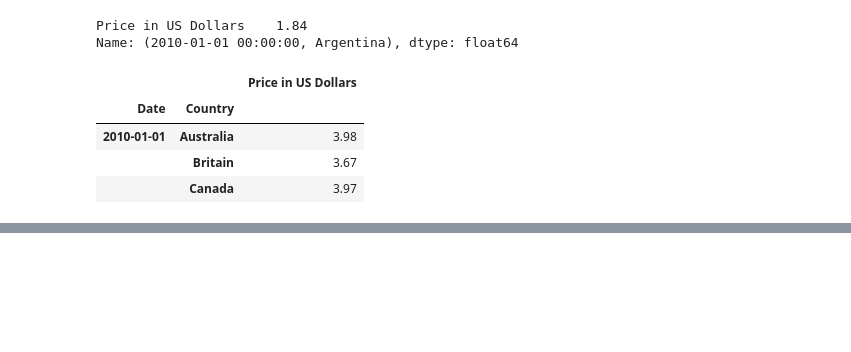
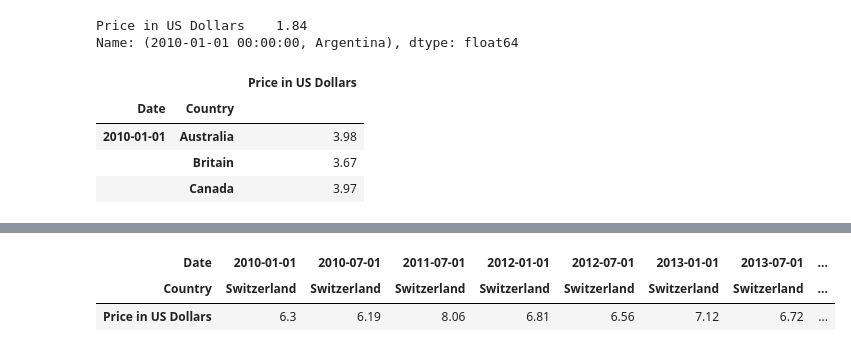
Before and after one commit to jack-cao-623/python_learning, a Jupyter notebook: pandas_multiindex.ipynb, the cells around one changed output, grey strips where cells are left out. Drawn from its saved outputs; the diff is of its cells as text; code cells hidden in the pictures; blank space fills up the shorter version.

```diff
--- a/pandas_multiindex.ipynb
+++ b/pandas_multiindex.ipynb
@@ -617,0 +695,13 @@ bigmac.iloc[[1, 3, 4]]
+# %%
+# Switzerland for each time point
+(
+    bigmac
+      .transpose()
+      .loc[('Price in US Dollars',), bigmac.transpose().columns.get_level_values(1) == 'Switzerland']
+)
+
+# had to google the above: https://stackoverflow.com/questions/25189575/pandas-dataframe-select-columns-in-multiindex
+# %% [output]
+| Date | 2010-01-01 | 2010-07-01 | 2011-07-01 | 2012-01-01 | 2012-07-01 | 2013-01-01 | 2013-07-01 | ... |
+| Country | Switzerland | Switzerland | Switzerland | Switzerland | Switzerland | Switzerland | Switzerland | ... |
+| Price in US Dollars | 6.3 | 6.19 | 8.06 | 6.81 | 6.56 | 7.12 | 6.72 | ... |
```
Also changed, not shown: parts of 12 cells of this notebook.
